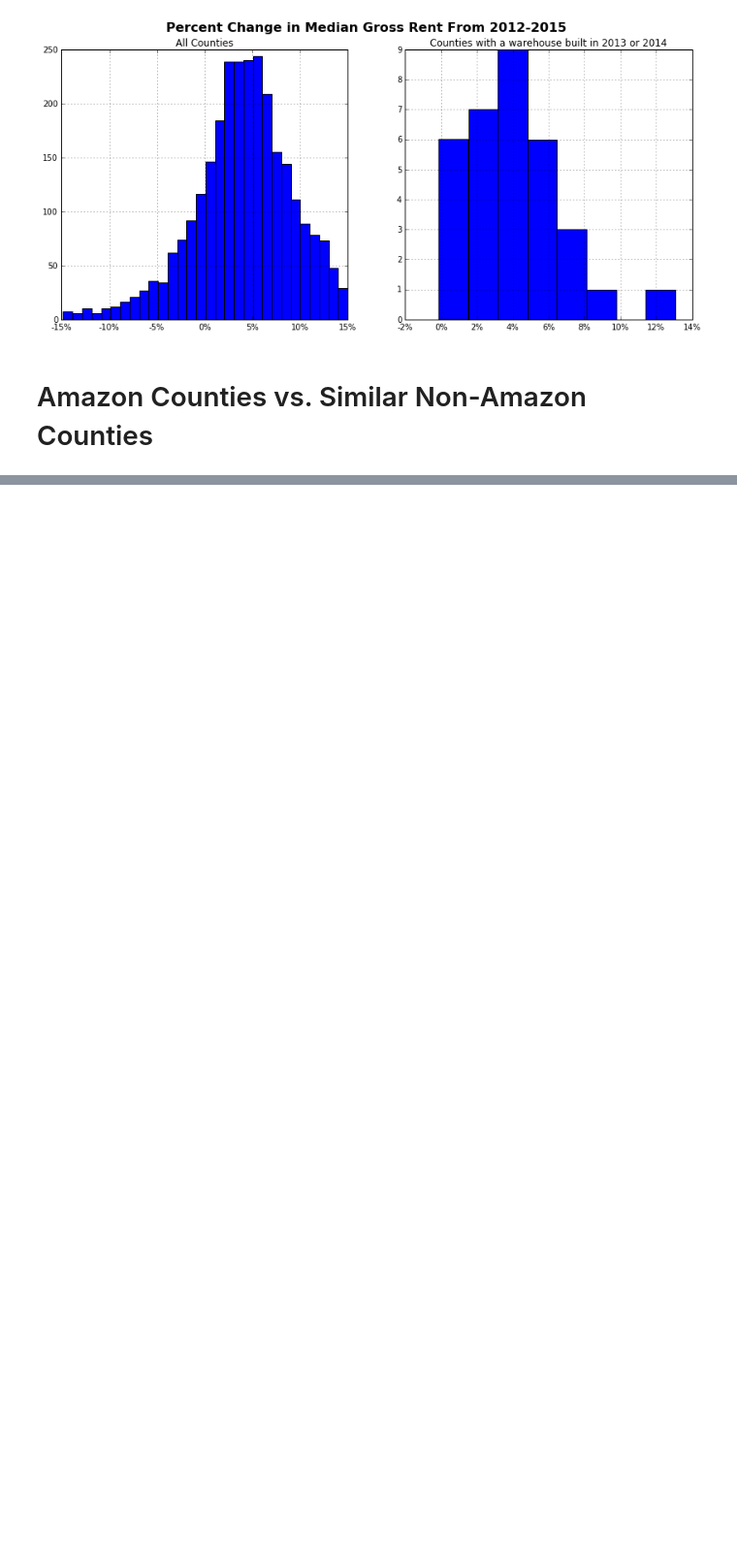
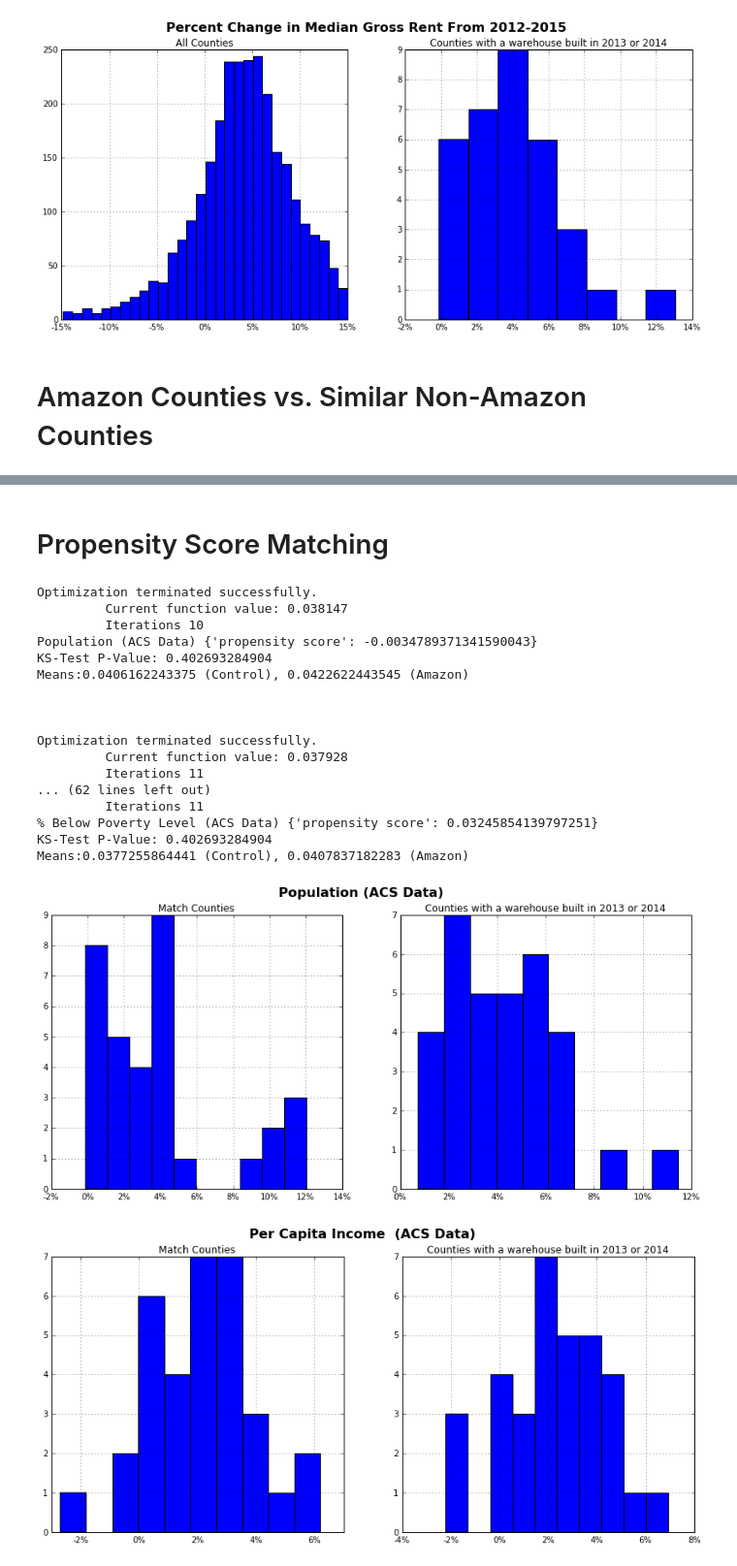
Before and after one commit to ssomuah/E4800, a Jupyter notebook: Match_Analysis.ipynb, the cells around one changed output, grey strips where cells are left out. Shown at 97% size. Cells and saved outputs as stored; diff of their text form; code cells hidden in the pictures; blank space fills up the shorter version.

Commit message:
Propensity scores

```diff
--- a/Match_Analysis.ipynb
+++ b/Match_Analysis.ipynb
@@ -265 +291,57 @@ match_warehouses.Year.value_counts()
 Name: Year, dtype: int64
+# %% [markdown]
+# Propensity Score Matching
+# %%
+from causality.estimation.parametric import PropensityScoreMatching
+
+matcher = PropensityScoreMatching()
+
+joined_all_counties_dummy = scaled_joined_all_counties.merge(counties_with_warehouses_pre2015_dummy, on=["State","County"], how="left")
+joined_non_amazon_counties = joined_all_counties_dummy[joined_all_counties_dummy.dummy.isnull()].reset_index(drop=True).drop("dummy", axis=1)
+
+treatment_indicator = [0 if ind < len(joined_non_amazon_counties) else 1
+                       for ind in range(len(joined_non_amazon_counties) + len(joined_amazon_counties))]
+
+X = pd.concat([joined_non_amazon_counties, scaled_amazon_counties]).reset_index(drop=True)
+X['treatment'] = treatment_indicator
+# %%
+for left_out_metric in metrics:
+    confounder_types_pop = {m: 'c' for m in [metric + "_2012" for metric in metrics if metric != left_out_metric]}
+    X = matcher.score(X, assignment='treatment', confounder_types=confounder_types_pop);
+    treated, control = matcher.match(X, assignment='treatment', n_neighbors=1)
+
+    joined_treated_counties = joined_all_counties.merge(treated[["County", 'State']])
+    joined_control_counties = joined_all_counties.merge(control[["County", 'State']])
+
+    print left_out_metric, matcher.assess_balance(treated.append(control_pop), 'treatment', {'propensity score': 'c'})
+
+    percent_change_control = ((joined_control_counties[left_out_metric + "_2015"] -
+     joined_control_counties[left_out_metric + "_2012"]) /
+     joined_control_counties[left_out_metric + "_2012"])
+
+    percent_change_treated = ((joined_treated_counties[left_out_metric + "_2015"] -
+     joined_treated_counties[left_out_metric + "_2012"]) /
+     joined_treated_counties[left_out_metric + "_2012"])
+
+    plot_histograms(percent_change_control,percent_change_treated, 10, 10, left_out_metric, all_counties=False)
+    print '\n\n'
+# %% [output]
+Optimization terminated successfully.
+         Current function value: 0.038147
+         Iterations 10
+Population (ACS Data) {'propensity score': -0.0034789371341590043}
+KS-Test P-Value: 0.402693284904
+Means:0.0406162243375 (Control), 0.0422622443545 (Amazon)
+
+
+
+Optimization terminated successfully.
+         Current function value: 0.037928
+         Iterations 11
+... (62 lines left out)
+         Iterations 11
+% Below Poverty Level (ACS Data) {'propensity score': 0.03245854139797251}
+KS-Test P-Value: 0.402693284904
+Means:0.0377255864441 (Control), 0.0407837182283 (Amazon)
+[figure, added]
+[figure, added]
```
Also changed, not shown: parts of 18 cells of this notebook.
